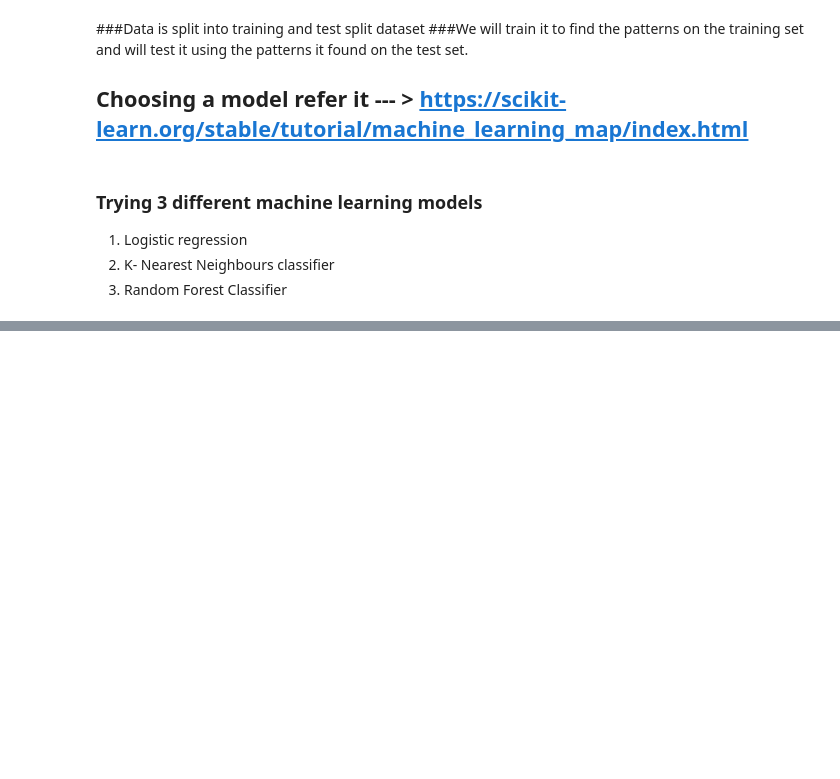
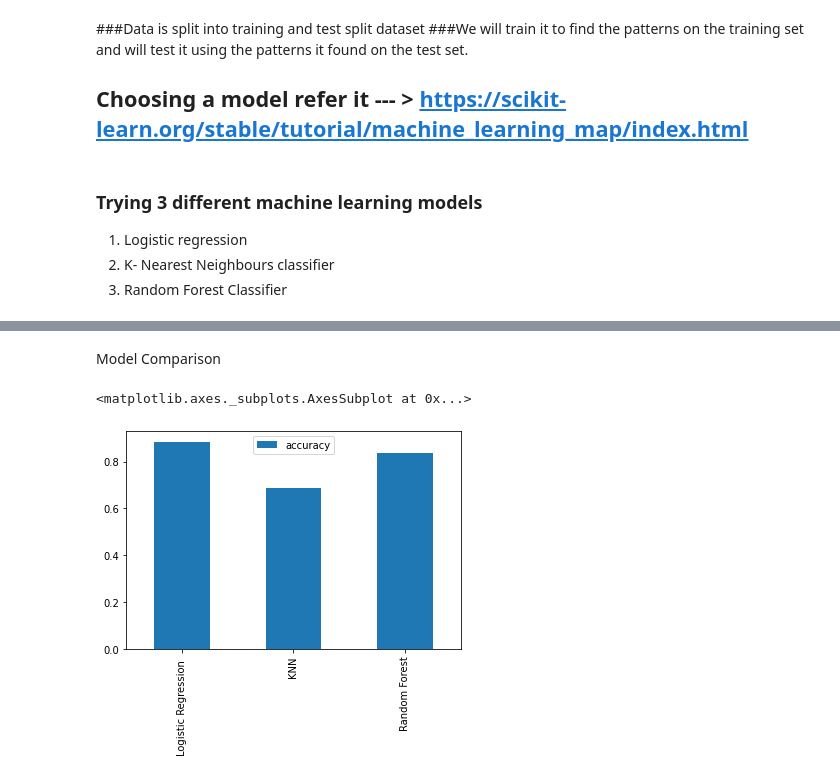
Before and after one commit to Aahra/End-to-End-Heart-Disease-classification-Milestone-Project-1-, a Jupyter notebook: End_to_end_Heart_disease_classification_.ipynb, the cells around one changed output, grey strips where cells are left out. Saved outputs shown, nothing was run; the diff lists cells and outputs as text; code cells hidden in the pictures; blank space fills up the shorter version.

```diff
--- a/End_to_end_Heart_disease_classification_.ipynb
+++ b/End_to_end_Heart_disease_classification_.ipynb
@@ -328,7 +328,7 @@ X_train,X_test,Y_train,Y_test = train_test_split(X,Y,test_size = 0.2)
 # %%
 ## Creating a dictionary and  put in the models
 
-models = {"Logistix Regression ": LogisticRegression(),
+models = {"Logistic Regression ": LogisticRegression(),
           "KNN": KNeighborsClassifier(),
           "Random Forest": RandomForestClassifier()}
 
@@ -347,5 +347,19 @@ def fit_and_score(models,X_train,X_test,Y_train,Y_test):
   # Set random seed
   np.random.seed(42)
   # Make a dict to keep model scores
-  model_score = {}
+  model_scores = {}
   # Loop through models
+  for name,model in models.items():
+     #Fit the model to the data
+     model.fit(X_train,Y_train)
+     #evalaute the model and append its score to model_score
+     model_scores[name] = model.score(X_test,Y_test)
+  return model_scores
+# %%
+model_scores = fit_and_score(models = models ,
+                             X_train = X_train,
+                             Y_train = Y_train ,
+                             X_test = X_test,
+                             Y_test = Y_test
+                           )
+model_scores
@@ -351,0 +377,9 @@ def fit_and_score(models,X_train,X_test,Y_train,Y_test):
+# %% [markdown]
+Model Comparison
+# %%
+model_compare = pd.DataFrame(model_scores , index = ["accuracy"])
+model_compare.T.plot.bar()
+#Using the  Transpose to plot the bar
+# %% [output]
+<matplotlib.axes._subplots.AxesSubplot at 0x...>
+[figure, added]
```
Also changed, not shown: parts of 1 cell of this notebook.
